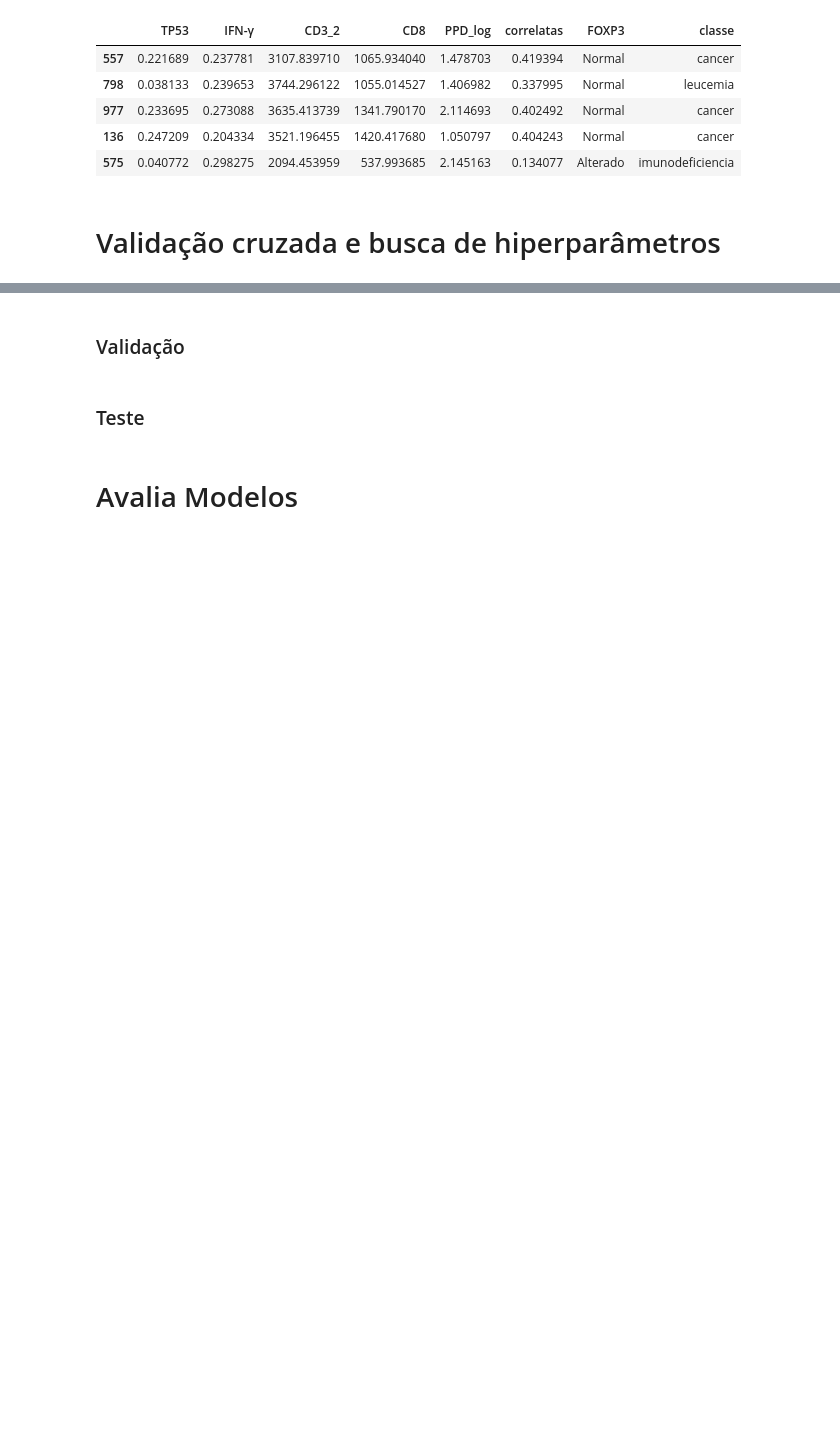
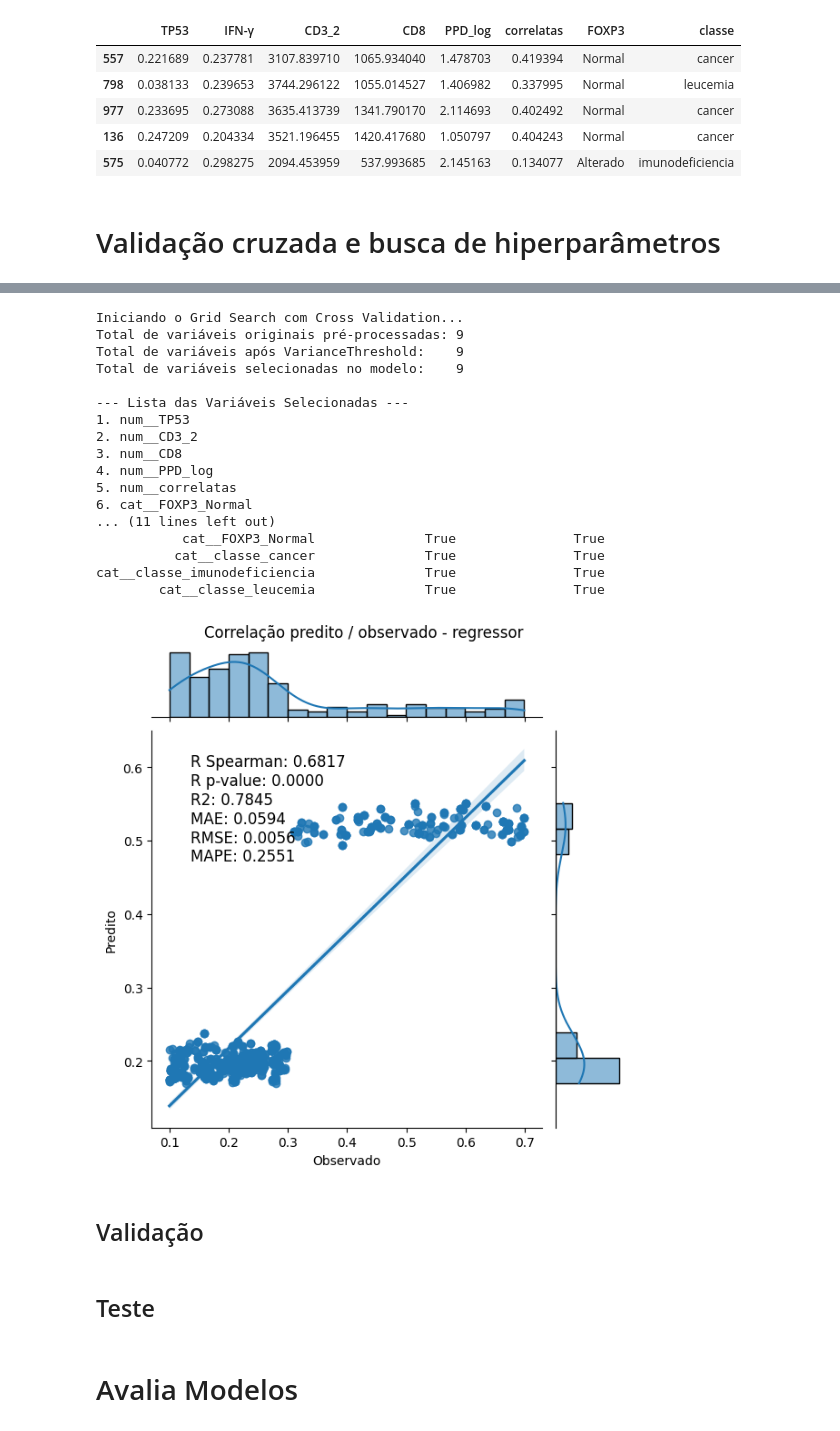
Before and after one commit to Laboratorio-de-Analise-de-Dados/disciplina_python_ml, a Jupyter notebook: dev/script/aulas_teoricas/07-aula-09-04-treinamento_regressão_2026-07-28.ipynb, the cells around one changed output, grey strips where cells are left out. Cells and saved outputs as stored; diff of their text form; code cells hidden in the pictures; blank space fills up the shorter version.

Commit message:
Aula 9, Regressão Linear Multipla

```diff
--- a/dev/script/aulas_teoricas/07-aula-09-04-treinamento_regressão_2026-07-28.ipynb
+++ b/dev/script/aulas_teoricas/07-aula-09-04-treinamento_regressão_2026-07-28.ipynb
@@ -265,6 +87,31 @@ imunodeficiencia       1.00      1.00      1.00       167
+# %%
+regressor = Regression(
+    df=df_train
+)
+
+pred_lr = regressor.regress(modelo='regressor')
+# %% [output]
+Iniciando o Grid Search com Cross Validation...
+Total de variáveis originais pré-processadas: 9
+Total de variáveis após VarianceThreshold:    9
+Total de variáveis selecionadas no modelo:    9
+
+--- Lista das Variáveis Selecionadas ---
+1. num__TP53
+2. num__CD3_2
+3. num__CD8
+4. num__PPD_log
+5. num__correlatas
+6. cat__FOXP3_Normal
+... (11 lines left out)
+           cat__FOXP3_Normal              True               True
+          cat__classe_cancer              True               True
+cat__classe_imunodeficiencia              True               True
+        cat__classe_leucemia              True               True
+[figure, added]
 # %% [markdown]
-### Validação
+## Validação
 # %% [markdown]
-### Teste
+## Teste
 # %% [markdown]
 # Avalia Modelos
```
Also changed, not shown: parts of 11 cells of this notebook, 3 other files.
